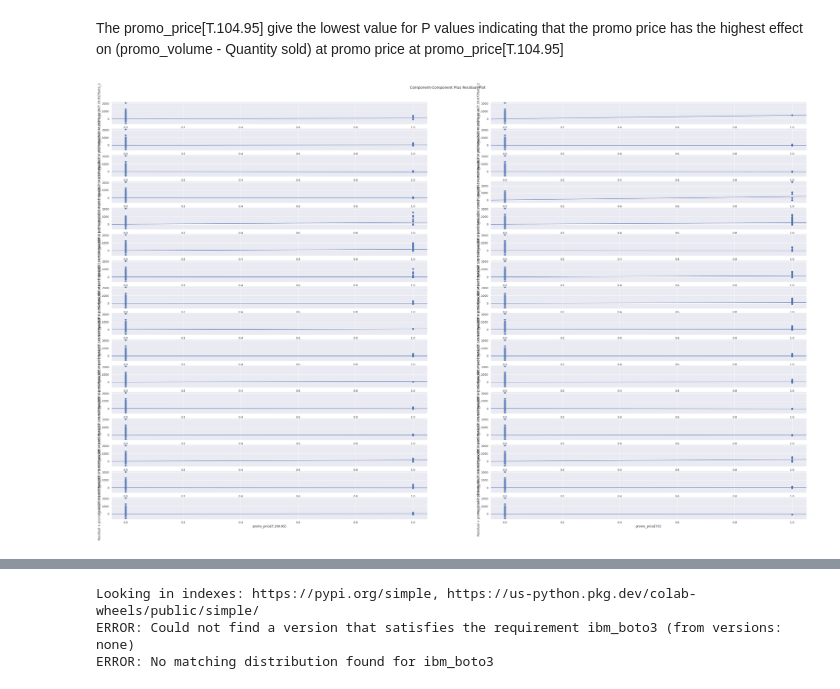
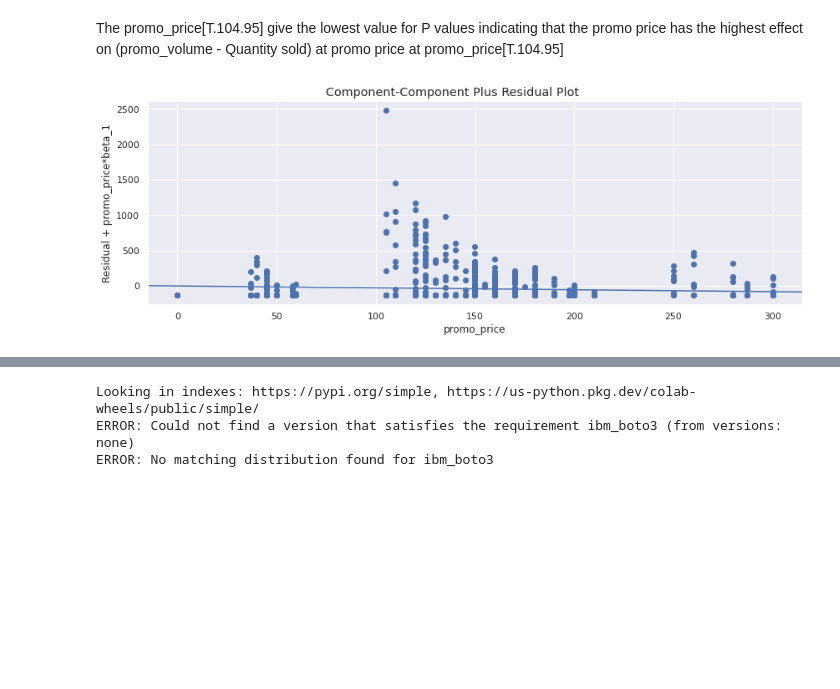
Before and after one commit to AyorindeTayo/Price-Elasticity-of-Deman-Prediction, a Jupyter notebook: Untitled64.ipynb, the cells around one changed output, grey strips where cells are left out. Saved outputs shown, nothing was run; the diff lists cells and outputs as text; code cells hidden in the pictures; blank space fills up the shorter version.

```diff
--- a/Untitled64.ipynb
+++ b/Untitled64.ipynb
@@ -289,10 +286,10 @@ Notes:
 # %% [markdown]
 The promo_price[T.104.95] give the lowest value for P values indicating that the promo price has the highest effect on  (promo_volume - Quantity sold) at promo price at promo_price[T.104.95]
 # %%
-fig = plt.figure(figsize=(50, 30))
+fig = plt.figure(figsize=(12, 8))
 fig = sm.graphics.plot_ccpr_grid(ls1_model, fig=fig)
 # %% [output]
-[figure, old version]
+[figure, new version]
 # %%
 pip install botocore
 # %% [output]
```
Also changed, not shown: parts of 11 cells of this notebook.
